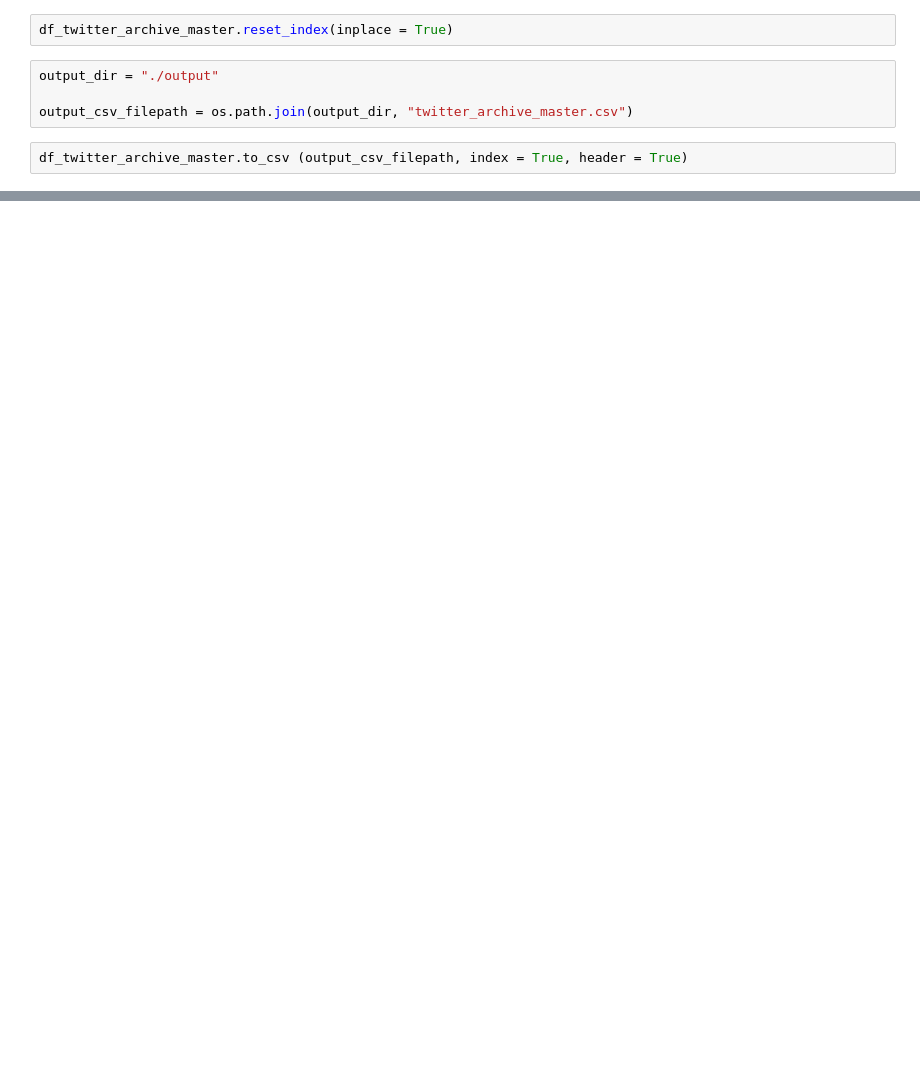
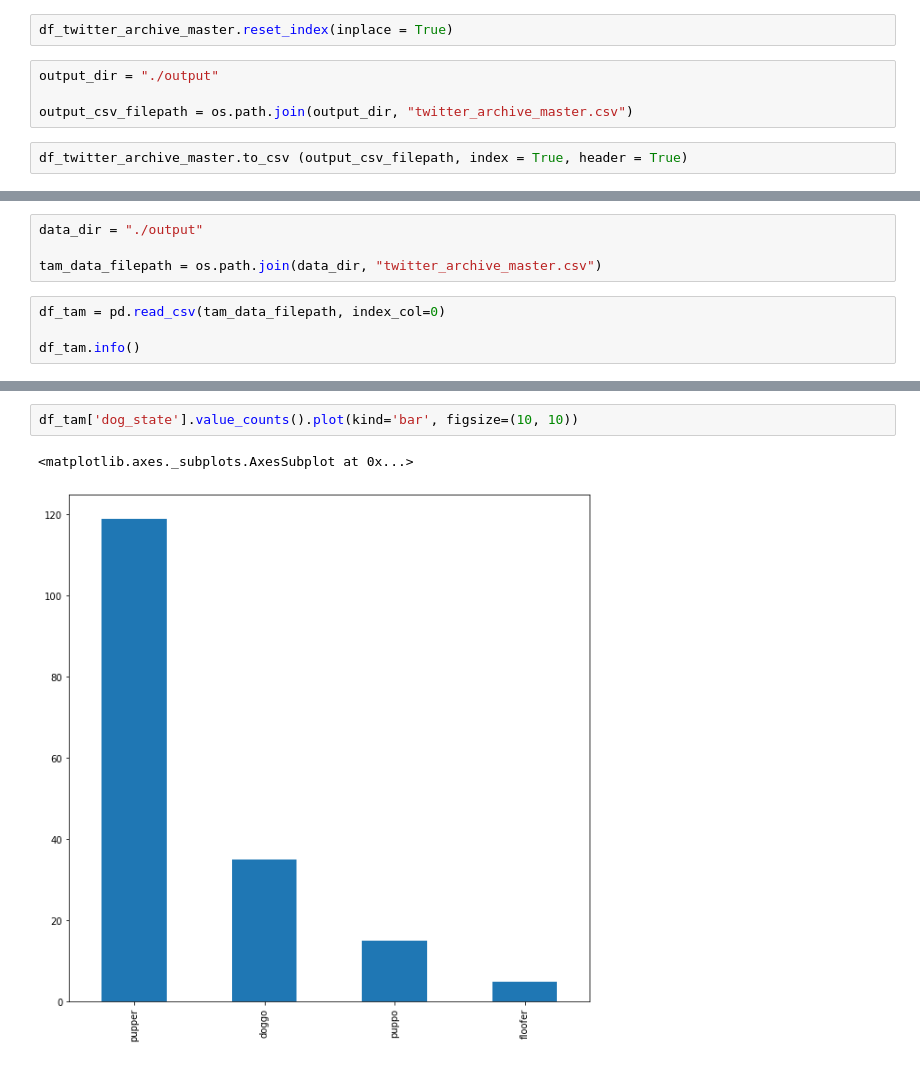
Before and after one commit to yufrances90/Wrangle-and-Analyze-Data, a Jupyter notebook: wrangle_act.ipynb, the cells around one changed output, grey strips where cells are left out. Drawn from its saved outputs; the diff is of its cells as text; blank space fills up the shorter version.

Commit message:
chore: Analyzed data (1)

```diff
--- a/wrangle_act.ipynb
+++ b/wrangle_act.ipynb
@@ -843,0 +867,8 @@ df_twitter_archive_master.to_csv (output_csv_filepath, index = True, header = Tr
+# %%
+data_dir = "./output"
+
+tam_data_filepath = os.path.join(data_dir, "twitter_archive_master.csv")
+# %%
+df_tam = pd.read_csv(tam_data_filepath, index_col=0)
+
+df_tam.info()
@@ -843,0 +893,5 @@ df_twitter_archive_master.to_csv (output_csv_filepath, index = True, header = Tr
+# %%
+df_tam['dog_state'].value_counts().plot(kind='bar', figsize=(10, 10))
+# %% [output]
+<matplotlib.axes._subplots.AxesSubplot at 0x...>
+[figure, added]
```
Also changed, not shown: parts of 14 cells of this notebook, 3 other files.
